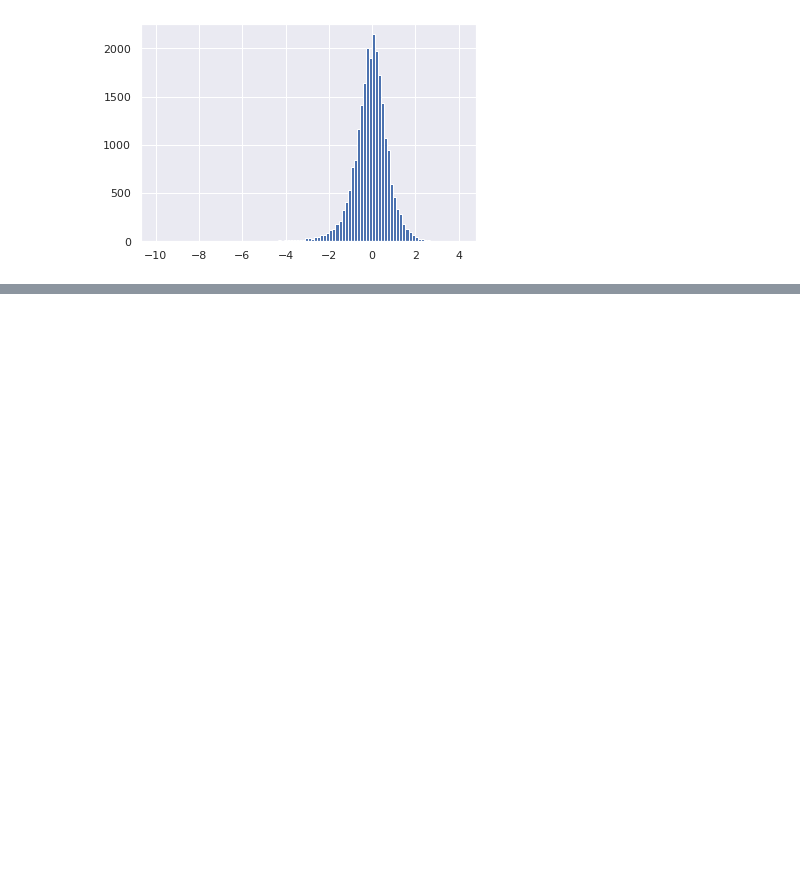
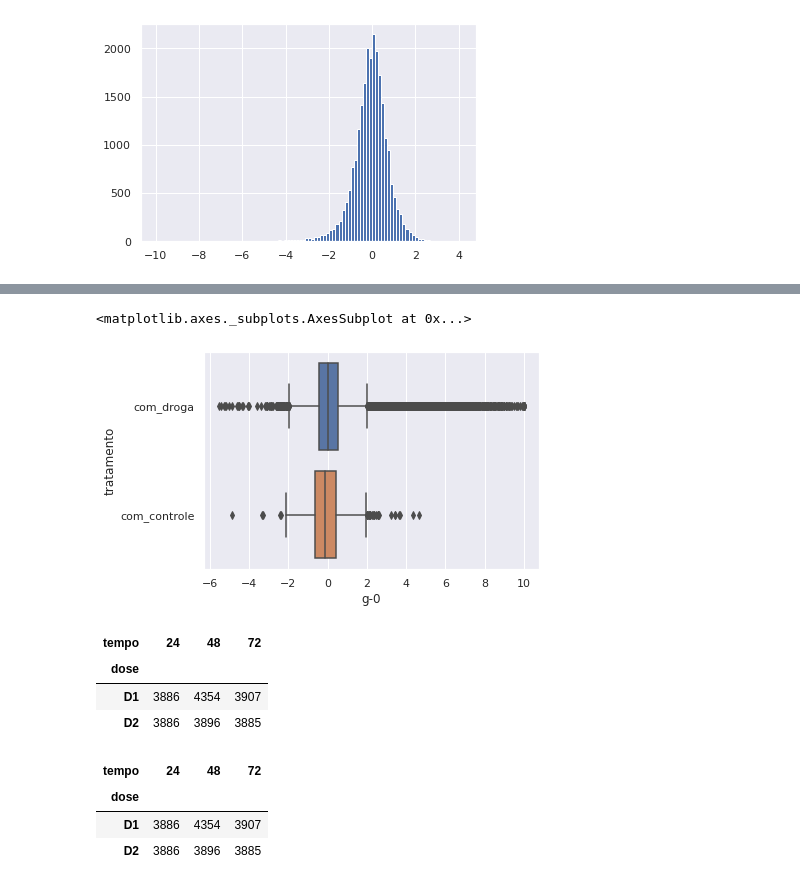
Before and after one commit to yasmindevegili/Data-Science, a Jupyter notebook: ImersãoAlura.ipynb, the cells around one changed output, grey strips where cells are left out. Saved outputs shown, nothing was run; the diff lists cells and outputs as text; code cells hidden in the pictures; blank space fills up the shorter version.

```diff
--- a/ImersãoAlura.ipynb
+++ b/ImersãoAlura.ipynb
@@ -210,0 +282,19 @@ data['g-19'].hist(bins = 100)
+# %%
+sns.boxplot(x='g-0', y='tratamento' , data=data)
+# %% [output]
+<matplotlib.axes._subplots.AxesSubplot at 0x...>
+[figure, added]
+# %%
+pd.crosstab(data['dose'], data['tempo'])
+# %% [output]
+| tempo | 24 | 48 | 72 |
+| dose |  |  |  |
+| D1 | 3886 | 4354 | 3907 |
+| D2 | 3886 | 3896 | 3885 |
+# %%
+pd.crosstab(data['dose'], data['tempo'])
+# %% [output]
+| tempo | 24 | 48 | 72 |
+| dose |  |  |  |
+| D1 | 3886 | 4354 | 3907 |
+| D2 | 3886 | 3896 | 3885 |
```
Also changed, not shown: parts of 12 cells of this notebook.
